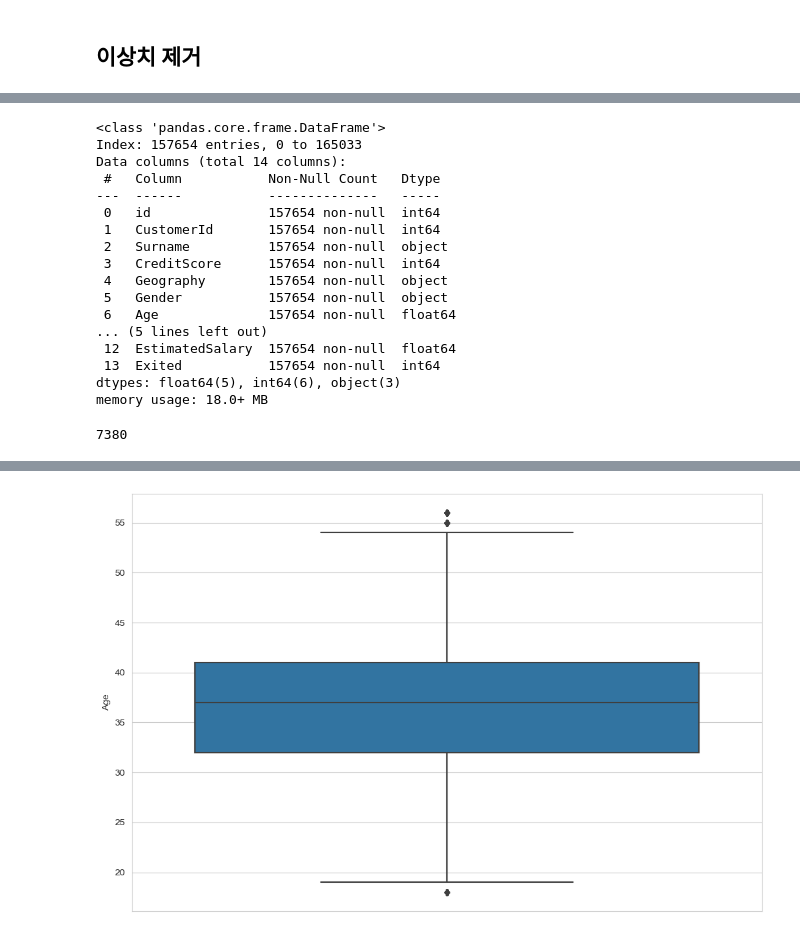
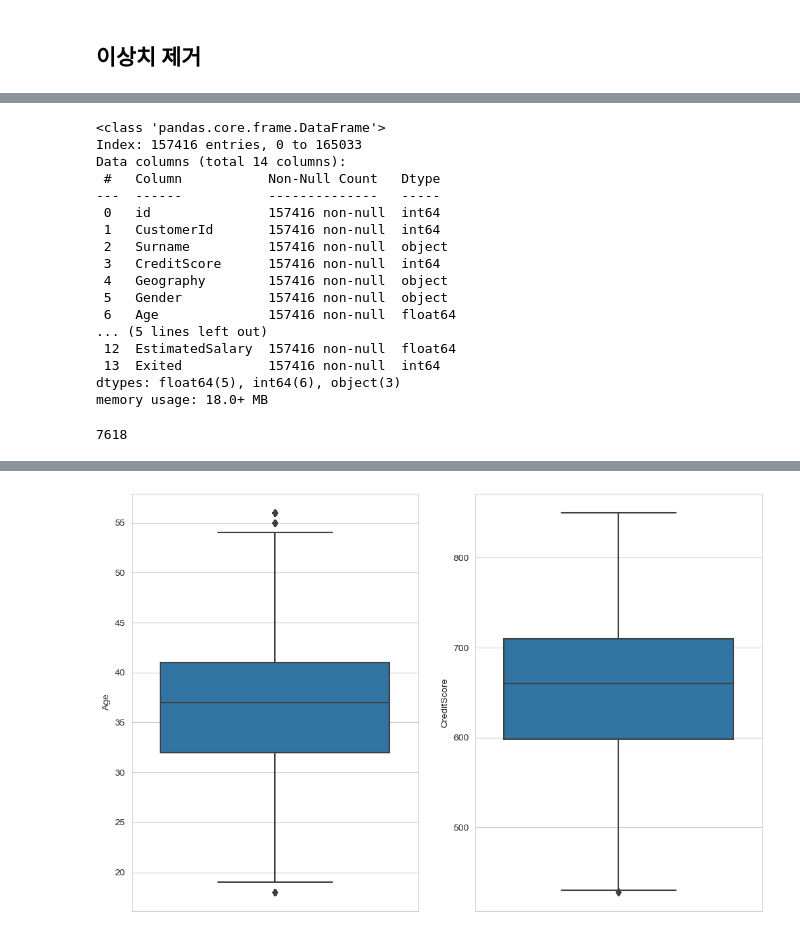
Before and after one commit to kikipark9/ML_Team_Project, a Jupyter notebook: model_source/02. Try_Model.ipynb, the cells around one changed output, grey strips where cells are left out. Saved outputs shown, nothing was run; the diff lists cells and outputs as text; code cells hidden in the pictures.

```diff
--- a/model_source/02. Try_Model.ipynb
+++ b/model_source/02. Try_Model.ipynb
@@ -641,30 +628,31 @@ def remove_outlier(df, col):
     df = df[(df[col] > lower_bound) & (df[col] < upper_bound)]
     return df
 
-df_clean = remove_outlier(df, 'Age')
+df_age = remove_outlier(df, 'Age')
+df_clean = remove_outlier(df_age, 'CreditScore')
 df_clean.info()
 # %% [output]
 <class 'pandas.core.frame.DataFrame'>
-Index: 157654 entries, 0 to 165033
+Index: 157416 entries, 0 to 165033
 Data columns (total 14 columns):
  #   Column           Non-Null Count   Dtype
 ---  ------           --------------   -----
- 0   id               157654 non-null  int64
- 1   CustomerId       157654 non-null  int64
- 2   Surname          157654 non-null  object
- 3   CreditScore      157654 non-null  int64
- 4   Geography        157654 non-null  object
- 5   Gender           157654 non-null  object
- 6   Age              157654 non-null  float64
+ 0   id               157416 non-null  int64
+ 1   CustomerId       157416 non-null  int64
+ 2   Surname          157416 non-null  object
+ 3   CreditScore      157416 non-null  int64
+ 4   Geography        157416 non-null  object
+ 5   Gender           157416 non-null  object
+ 6   Age              157416 non-null  float64
 ... (5 lines left out)
- 12  EstimatedSalary  157654 non-null  float64
- 13  Exited           157654 non-null  int64
+ 12  EstimatedSalary  157416 non-null  float64
+ 13  Exited           157416 non-null  int64
 dtypes: float64(5), int64(6), object(3)
 memory usage: 18.0+ MB
 # %%
 len(df) - len(df_clean)
 # %% [output]
-7380
+7618
 # %%
 df_ohe = pd.get_dummies(df_clean[['Geography', 'Gender']])
 pre_ohe = df_clean.drop(['Geography', 'Gender'], axis=1)
@@ -680,11 +668,12 @@ data.head()
 | 3 | 3 | 15741417 | Kao | 581 | 34.0 | 2 | 148882.54 | 1 | 1.0 | ... |
 | 4 | 4 | 15766172 | Chiemenam | 716 | 33.0 | 5 | 0.00 | 2 | 1.0 | ... |
 # %%
-fig, ax = plt.subplots(figsize=(12, 8))
-sns.boxplot(y='Age', data=df_clean)
+fig, ax = plt.subplots(1, 2,figsize=(12, 8))
+sns.boxplot(y='Age', data=df_clean, ax=ax[0])
+sns.boxplot(y='CreditScore', data=df_clean, ax=ax[1])
 plt.show()
 # %% [output]
-[figure, old version]
+[figure, new version]
 # %%
 X = data.drop(['Exited', 'id', 'CustomerId', 'Surname'], axis=1)
 y = data['Exited']
```
Also changed, not shown: parts of 16 cells of this notebook.
